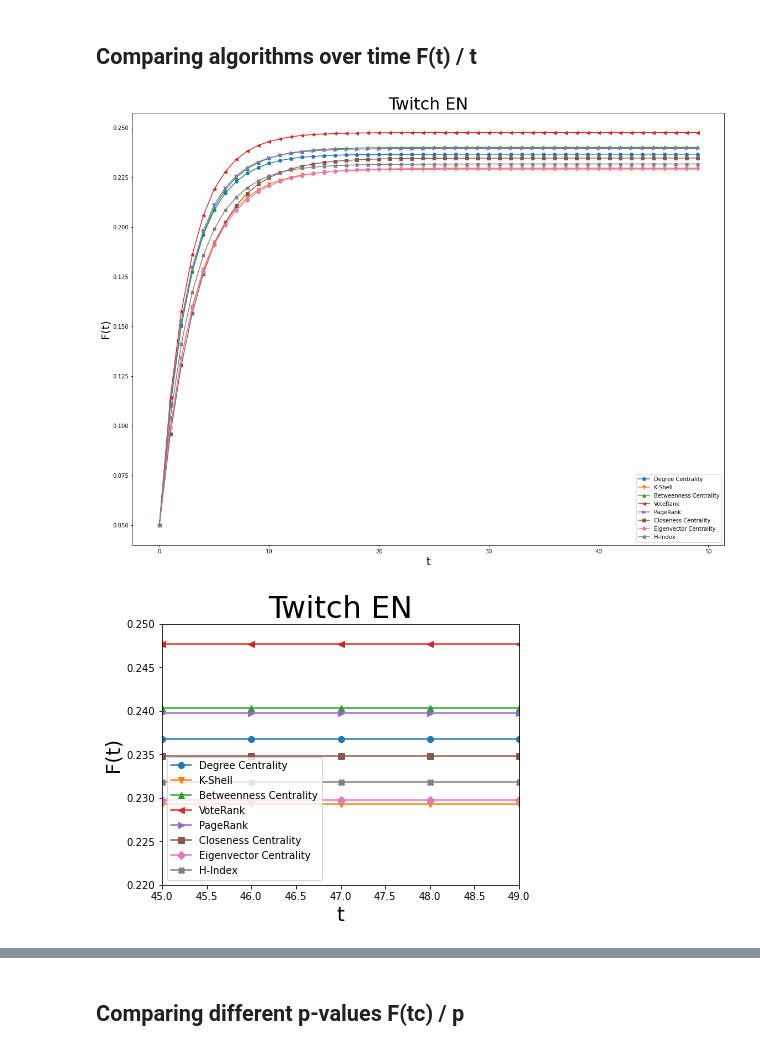
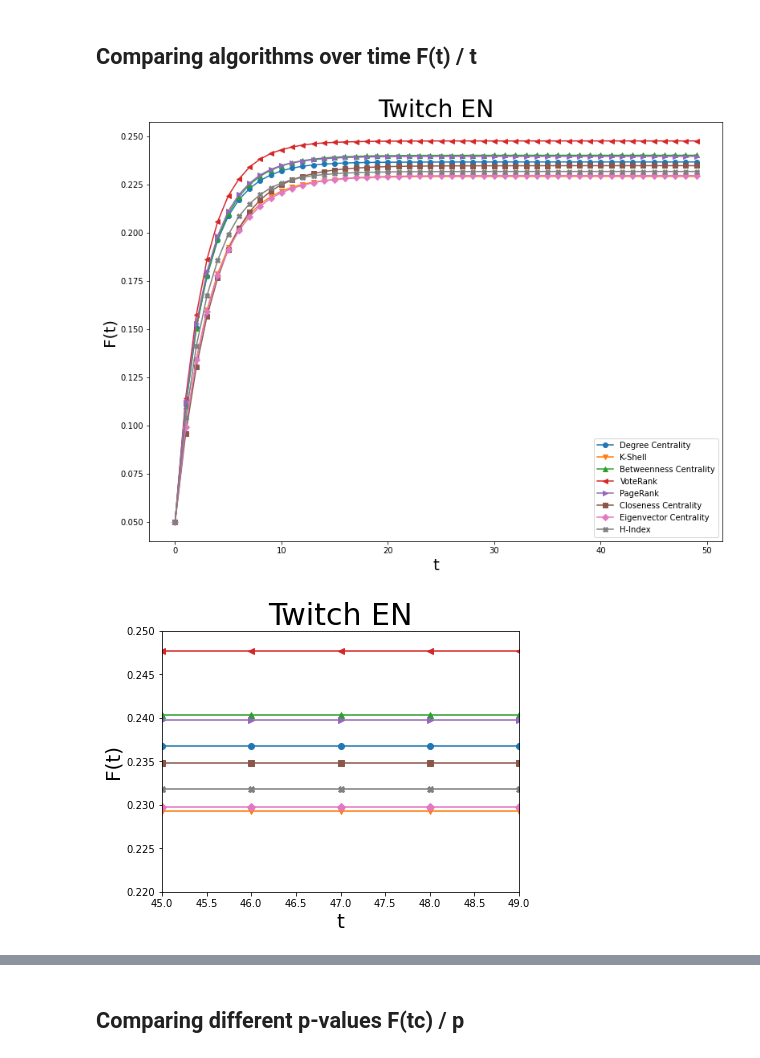
Before and after one commit to Shymsky/Network_Science, a Jupyter notebook: Group_Assignment.ipynb, the cells around one changed output, grey strips where cells are left out. Drawn from its saved outputs; the diff is of its cells as text; code cells hidden in the pictures.

Commit message:
slighty changed plots

```diff
--- a/Group_Assignment.ipynb
+++ b/Group_Assignment.ipynb
@@ -282,19 +282,16 @@ def fetch_initial_nodes(results, p=0.01):
 # method to plot values
 def plot_values(x, ys, title, zoomed, x_label="t", y_label="F(t)"):
     markers = ["o", "v", "^", "<", ">", "s", "D", "X"]
-    # fig, ax = plt.subplots()
     for i, y in enumerate(ys):
         plt.plot(x, y, label=ALGORITHMS_NAMES[i], marker=markers[i], alpha=1)
-        # ax_zoom = plottools.zoom_axes(fig,ax,[12,25],[0.22,0.3],[20,50],[0.05,0.2])
-        # ax_zoom.plot(x,y)
-    plt.legend(loc = 'best')
     plt.ylabel(y_label, fontsize=20)
     plt.xlabel(x_label, fontsize=20)
     if x_label == 'p':
         plt.xscale('log')
     plt.title(title, fontsize = 30)
     if not zoomed:
-        plt.rcParams["figure.figsize"] = (19.2, 14.4)
+        plt.rcParams["figure.figsize"] = (12.8, 9.6)
+        plt.legend(loc = 'best')
     else:
         plt.rcParams["figure.figsize"] = (6.4, 4.8)
     if zoomed:
@@ -375,17 +372,17 @@ def simulate(network, results, num_of_simulations=100, num_of_t=200, show_bar=Tr
 # %%
 # -------------------- Load and plot the values (EN) --------------------
 with open('results//x_EN.pickle', 'rb') as handle:
     x_EN = pickle.load(handle)
 with open('results//ys_EN.pickle', 'rb') as handle:
     ys_EN = pickle.load(handle)
-plot_values(test_x_EN, test_ys_EN, "Twitch EN", False)
+plot_values(x_EN, ys_EN, "Twitch EN", False)
 # %% [output]
-[figure, old version]
+[figure, new version]
 # %%
 # -------------------- Plot the values zoomed (EN) --------------------
 plot_values(x_EN, ys_EN, "Twitch EN", True)
 # %% [output]
-[figure, old version]
+[figure, new version]
 # %%
 # -------------------- Load and plot the values (DE) --------------------
 with open('results//x_DE.pickle', 'rb') as handle:
```
Also changed, not shown: parts of 10 cells of this notebook.
